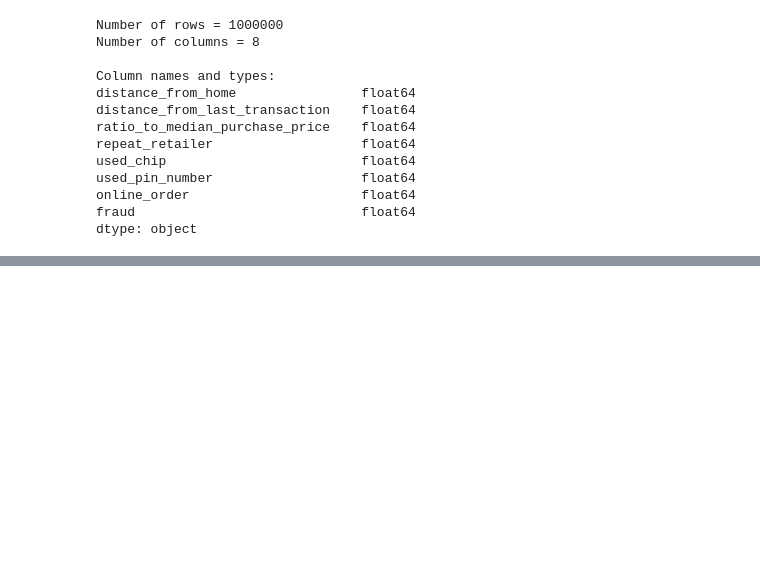
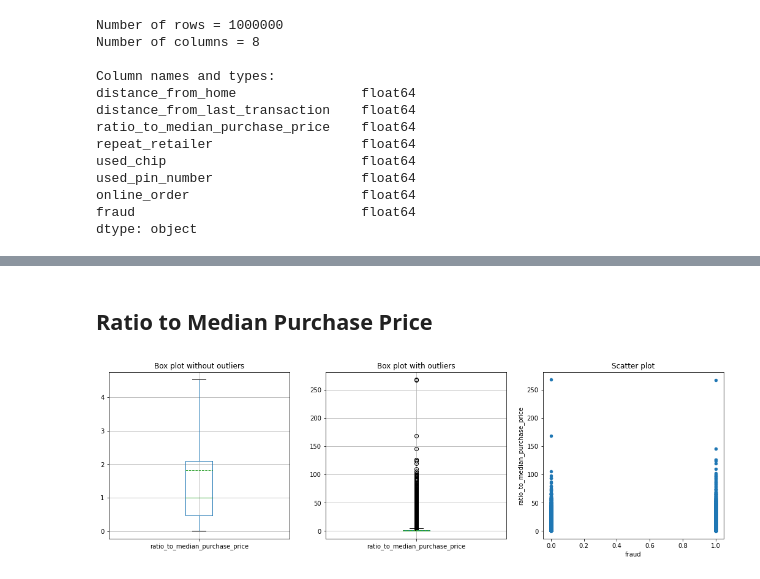
Before and after one commit to Nader-Youhanna/Credit-Card-Fraud-Detection, a Jupyter notebook: Explore Data.ipynb, the cells around one changed output, grey strips where cells are left out. Cells and saved outputs as stored; diff of their text form; code cells hidden in the pictures; blank space fills up the shorter version.

```diff
--- a/Explore Data.ipynb
+++ b/Explore Data.ipynb
@@ -50,0 +81,13 @@ Percentage of non-fraud transactions = 91.26%
+# %% [markdown]
+## Ratio to Median Purchase Price
+# %%
+_, ax = plt.subplots(1,3, figsize=(18,5))
+ax[0].set_title('Box plot without outliers')
+ax[1].set_title('Box plot with outliers')
+ax[2].set_title('Scatter plot')
+data.boxplot(column='ratio_to_median_purchase_price', showmeans = True, meanline = True, sym='', ax=ax[0])
+data.boxplot(column='ratio_to_median_purchase_price', showmeans = True, meanline = True, ax=ax[1])
+data.plot.scatter(y='ratio_to_median_purchase_price', x='fraud', ax=ax[2])
+plt.show()
+# %% [output]
+[figure, added]
```
Also changed, not shown: parts of 8 cells of this notebook.
